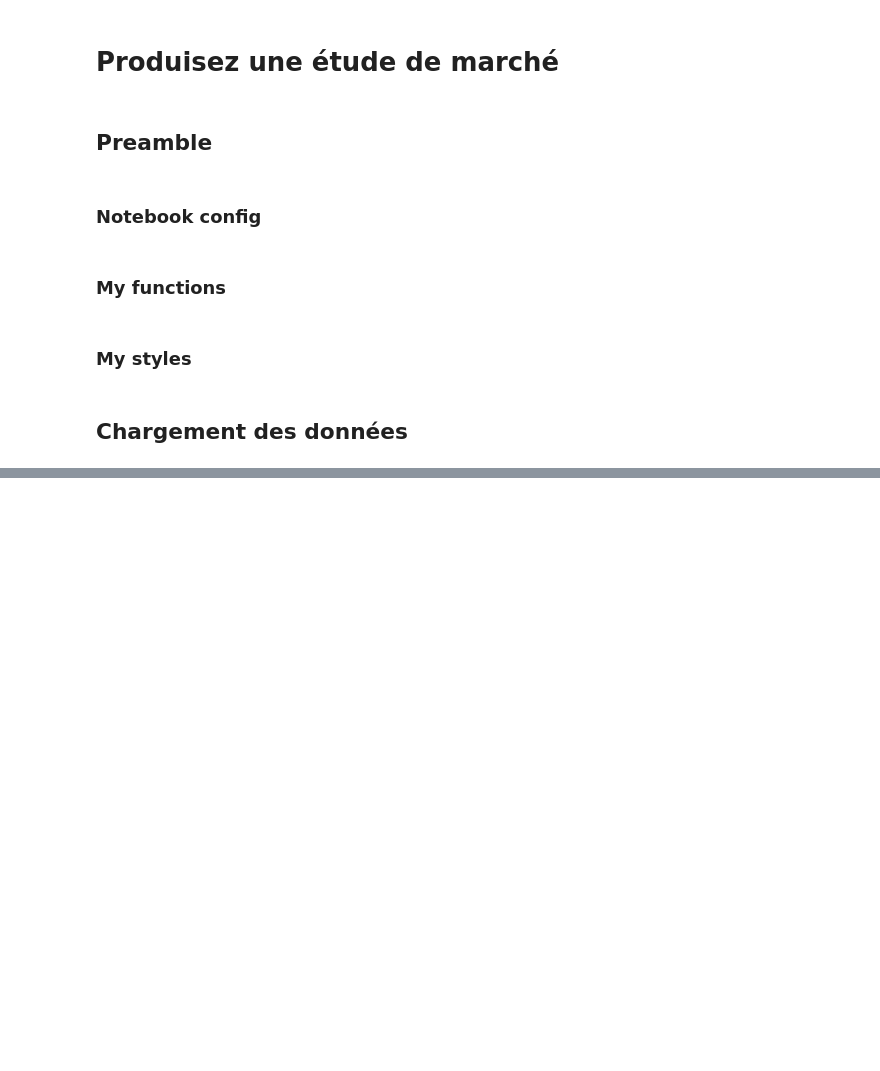
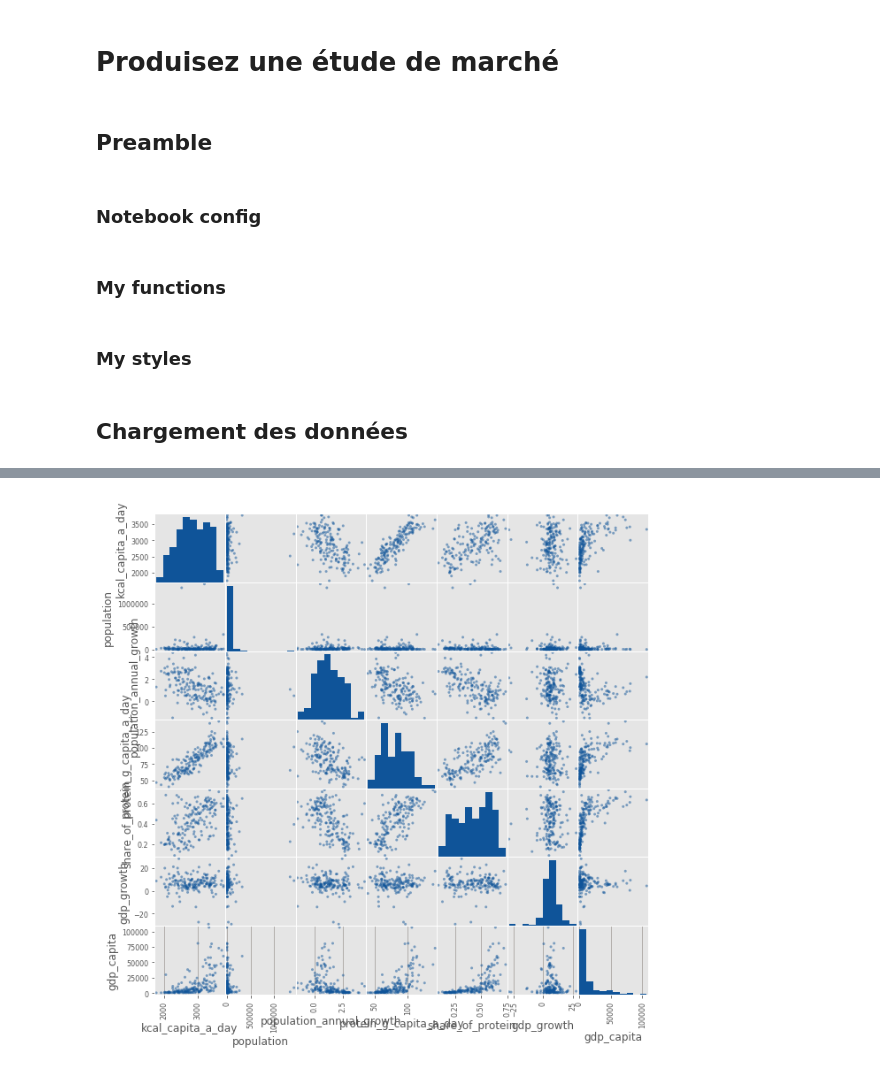
Before and after one commit to bayechou/OCDA_P5-lss, a Jupyter notebook: P5.ipynb, the cells around one changed output, grey strips where cells are left out. Saved outputs shown, nothing was run; the diff lists cells and outputs as text; code cells hidden in the pictures; blank space fills up the shorter version.

```diff
--- a/P5.ipynb
+++ b/P5.ipynb
@@ -165,0 +119,7 @@ df[df.isna().any(axis=1)]['country'].tolist()
+# %%
+gdp = pd.read_csv("GDP_per_capita.csv")
+gdp = gdp[["Area", "Element", "Value"]]
+gdp.columns = ['area', 'element', 'value']
+gdp = gdp.pivot_table(index=['area'], columns=['element'], values=['value'])
+gdp.columns = gdp.columns.droplevel()
+gdp.columns = ['gdp_growth', 'gdp_capita']
@@ -165,0 +145,3 @@ df[df.isna().any(axis=1)]['country'].tolist()
+# %%
+df = pd.merge(df, gdp, left_index=True, right_index=True, how='left')
+df[df.index.str.startswith("China")]
@@ -165,0 +159,9 @@ df[df.isna().any(axis=1)]['country'].tolist()
+# %%
+# Suppression de la Chine
+df = df[df.index != "China"]
+# Suppression de la France
+df = df[df.index != "France"]
+# Taiwan GDP per capita
+df.loc["China, Taiwan Province of"]['gdp_capita'] = 24480
+df.loc["China, Taiwan Province of"]['gdp_growth'] = 8.027007
+df[df.index.str.startswith("China")]
@@ -165,0 +177,4 @@ df[df.isna().any(axis=1)]['country'].tolist()
+# %%
+df = df.drop('animal_kcal_capita_a_day', axis=1)
+df = df.drop('animal_protein_g_capita_a_day', axis=1)
+df
@@ -165,0 +201,7 @@ df[df.isna().any(axis=1)]['country'].tolist()
+# %%
+#graphique - croisement deux à deux des variables
+scatter_matrix(df,figsize=(10,10))
+plt.savefig("test.png")
+plt.show()
+# %% [output]
+[figure, added]
```
Also changed, not shown: parts of 21 cells of this notebook, 16 other files.
